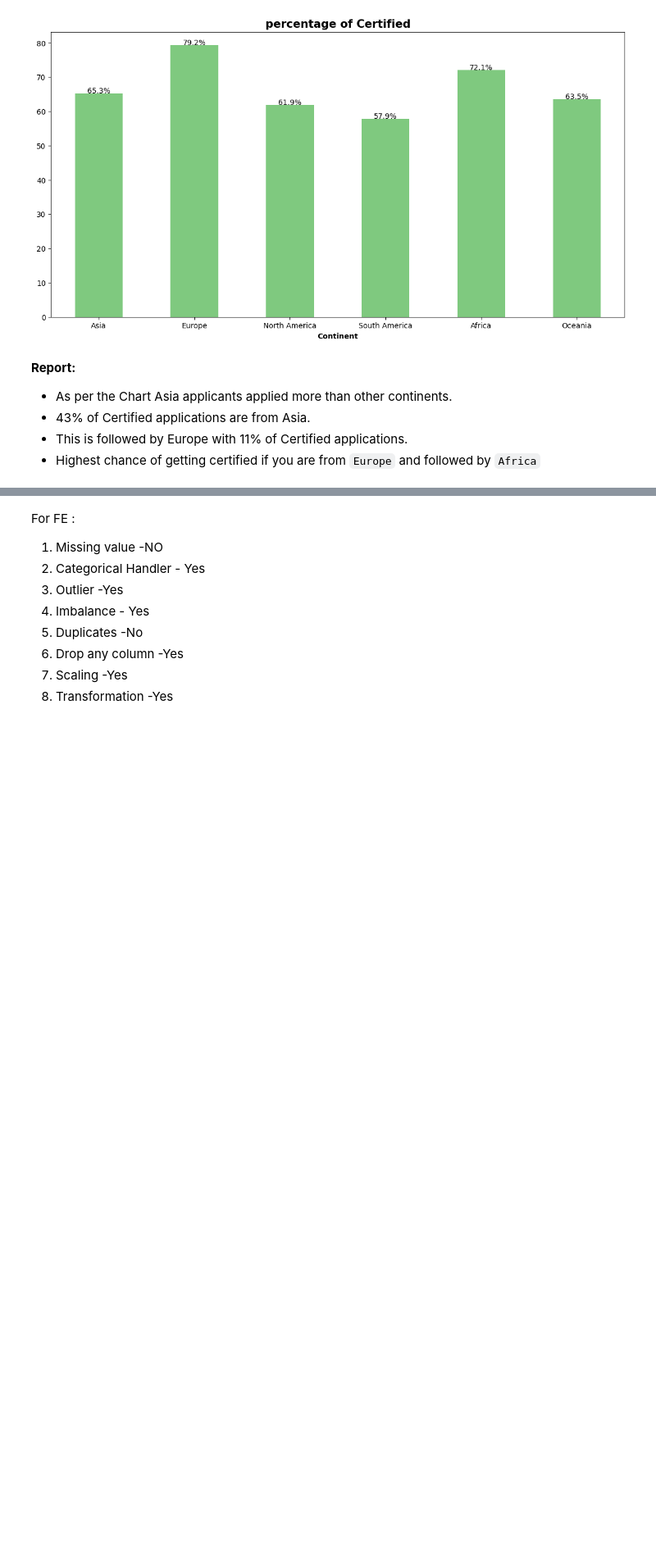
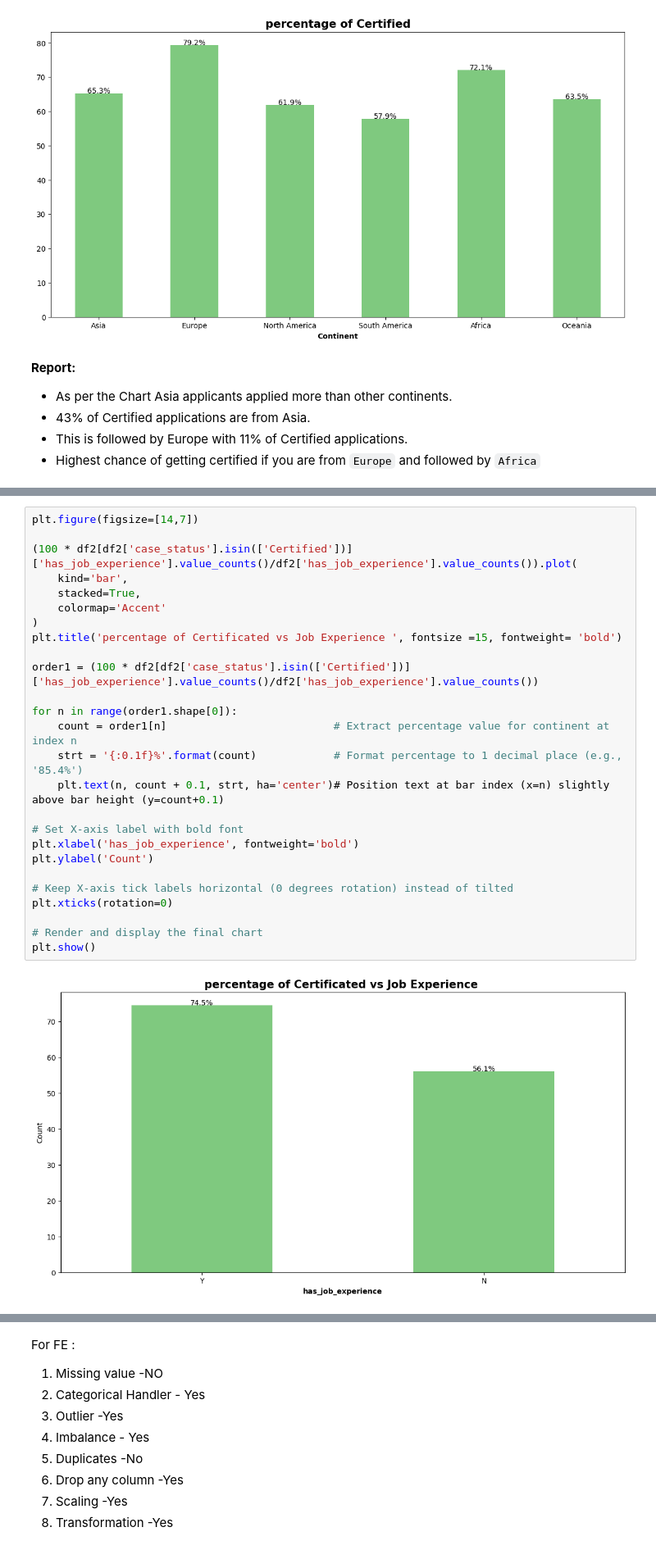
Before and after one commit to jubayerhu1/Python-Code, a Jupyter notebook: ML_EDA_FE/1_EDA_US_visa.ipynb, the cells around one changed output, grey strips where cells are left out. Shown at 82% size. Saved outputs shown, nothing was run; the diff lists cells and outputs as text; blank space fills up the shorter version.

```diff
--- a/ML_EDA_FE/1_EDA_US_visa.ipynb
+++ b/ML_EDA_FE/1_EDA_US_visa.ipynb
@@ -579,0 +667,28 @@ plt.show()
+# %%
+plt.figure(figsize=[14,7])
+
+(100 * df2[df2['case_status'].isin(['Certified'])]['has_job_experience'].value_counts()/df2['has_job_experience'].value_counts()).plot(
+    kind='bar',
+    stacked=True,
+    colormap='Accent'
+)
+plt.title('percentage of Certificated vs Job Experience ', fontsize =15, fontweight= 'bold')
+
+order1 = (100 * df2[df2['case_status'].isin(['Certified'])]['has_job_experience'].value_counts()/df2['has_job_experience'].value_counts())
+
+for n in range(order1.shape[0]):
+    count = order1[n]                          # Extract percentage value for continent at index n
+    strt = '{:0.1f}%'.format(count)            # Format percentage to 1 decimal place (e.g., '85.4%')
+    plt.text(n, count + 0.1, strt, ha='center')# Position text at bar index (x=n) slightly above bar height (y=count+0.1)
+
+# Set X-axis label with bold font
+plt.xlabel('has_job_experience', fontweight='bold')
+plt.ylabel('Count')
+
+# Keep X-axis tick labels horizontal (0 degrees rotation) instead of tilted
+plt.xticks(rotation=0)
+
+# Render and display the final chart
+plt.show()
+# %% [output]
+[figure, added]
```
Also changed, not shown: parts of 23 cells of this notebook.
